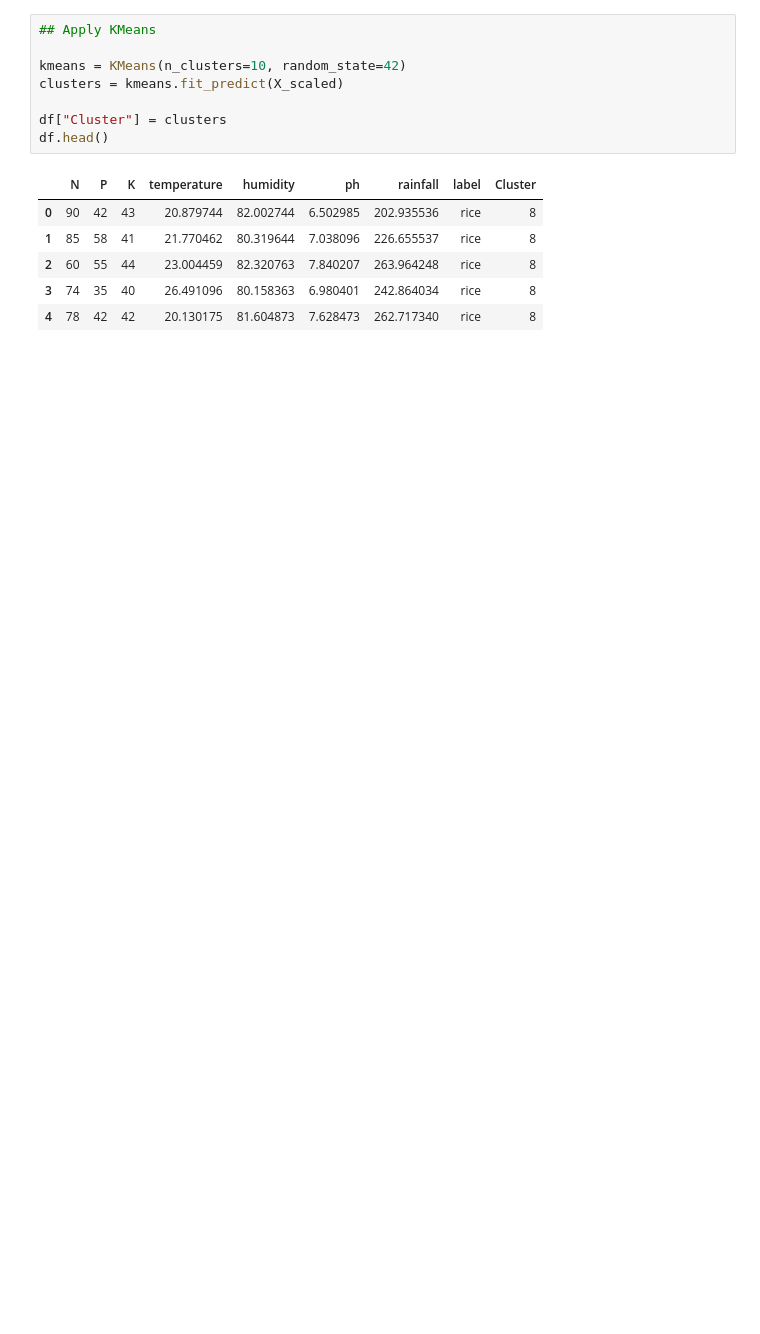
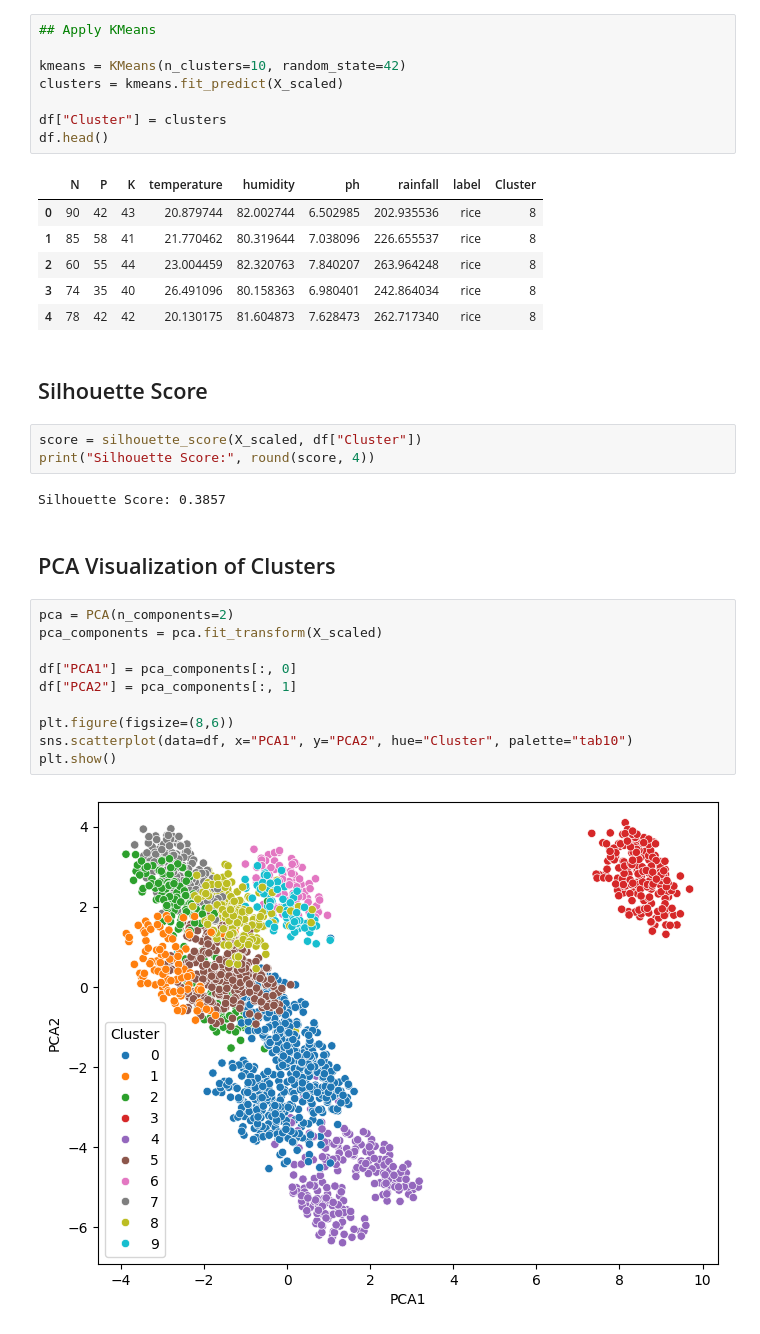
Before and after one commit to bhardwajamrit7/Crop_Advisory_system, a Jupyter notebook: notebooks/Crop_Clustering_Analysis.ipynb, the cells around one changed output. Cells and saved outputs as stored; diff of their text form; blank space fills up the shorter version.

```diff
--- a/notebooks/Crop_Clustering_Analysis.ipynb
+++ b/notebooks/Crop_Clustering_Analysis.ipynb
@@ -81,3 +111,24 @@ df.head()
 | 2 | 60 | 55 | 44 | 23.004459 | 82.320763 | 7.840207 | 263.964248 | rice | 8 |
 | 3 | 74 | 35 | 40 | 26.491096 | 80.158363 | 6.980401 | 242.864034 | rice | 8 |
 | 4 | 78 | 42 | 42 | 20.130175 | 81.604873 | 7.628473 | 262.717340 | rice | 8 |
+# %% [markdown]
+## Silhouette Score
+# %%
+score = silhouette_score(X_scaled, df["Cluster"])
+print("Silhouette Score:", round(score, 4))
+# %% [output]
+Silhouette Score: 0.3857
+# %% [markdown]
+## PCA Visualization of Clusters
+# %%
+pca = PCA(n_components=2)
+pca_components = pca.fit_transform(X_scaled)
+
+df["PCA1"] = pca_components[:, 0]
+df["PCA2"] = pca_components[:, 1]
+
+plt.figure(figsize=(8,6))
+sns.scatterplot(data=df, x="PCA1", y="PCA2", hue="Cluster", palette="tab10")
+plt.show()
+# %% [output]
+[figure, added]
```
Also changed, not shown: parts of 47 cells of this notebook, 5 other files.
